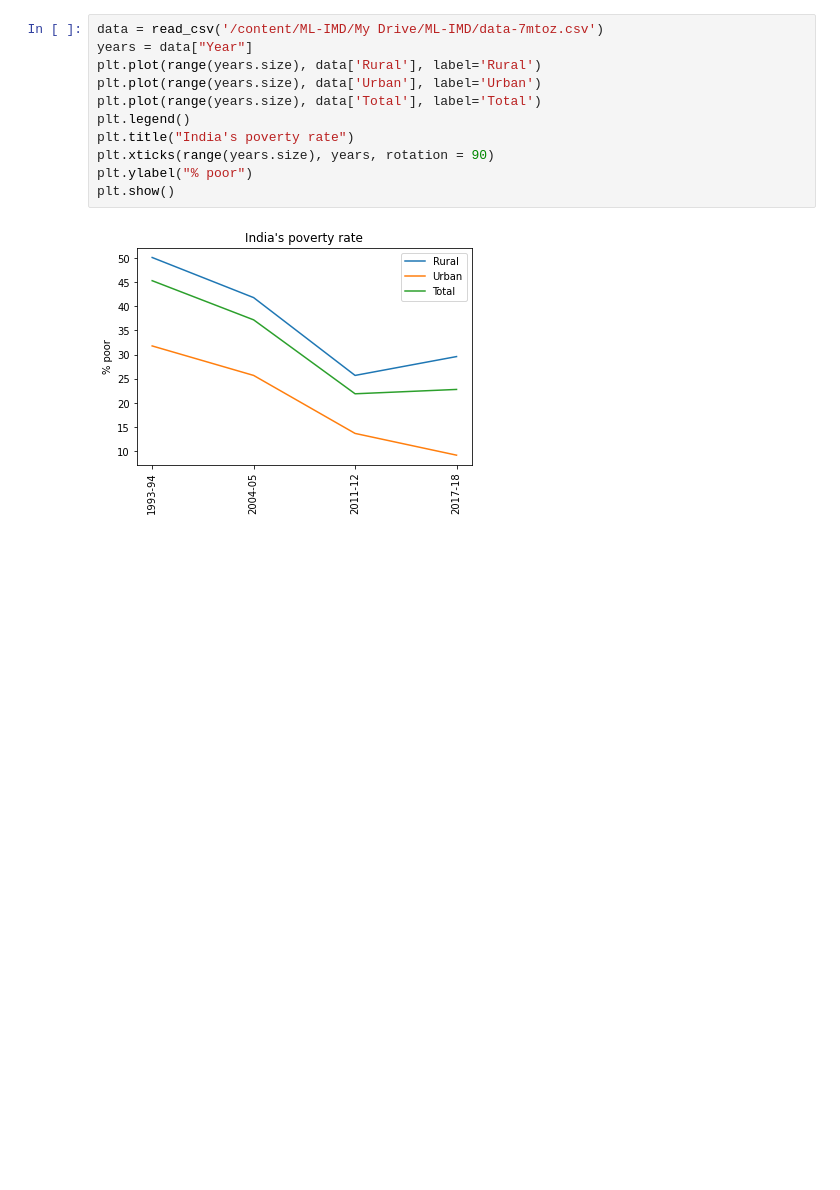
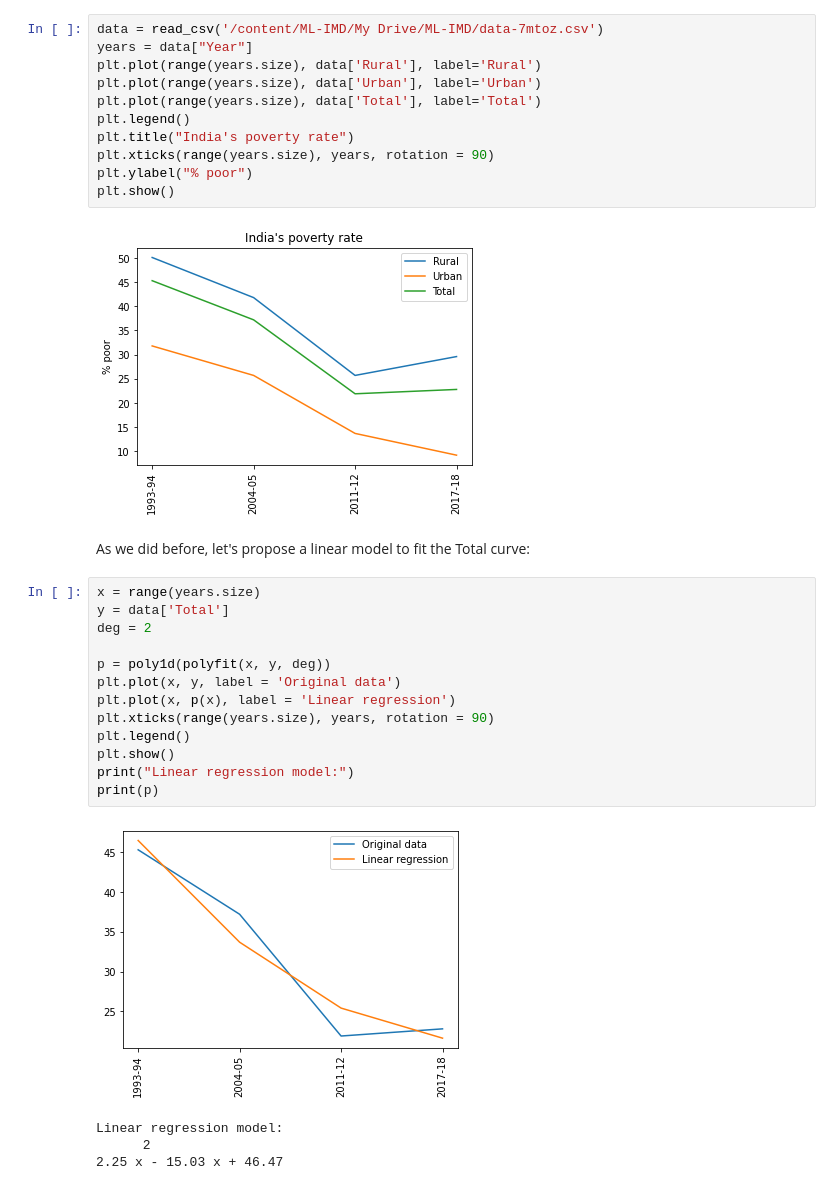
Before and after one commit to jmarcoscosta/MachineLearning-IMD, a Jupyter notebook: Poverty_and_hunger_in_India.ipynb, the cells around one changed output. Drawn from its saved outputs; the diff is of its cells as text; blank space fills up the shorter version.

```diff
--- a/Poverty_and_hunger_in_India.ipynb
+++ b/Poverty_and_hunger_in_India.ipynb
@@ -102,3 +102,23 @@ plt.ylabel("% poor")
 plt.show()
 # %% [output]
 [figure]
+# %% [markdown]
+As we did before, let's propose a linear model to fit the Total curve:
+# %%
+x = range(years.size)
+y = data['Total']
+deg = 2
+
+p = poly1d(polyfit(x, y, deg))
+plt.plot(x, y, label = 'Original data')
+plt.plot(x, p(x), label = 'Linear regression')
+plt.xticks(range(years.size), years, rotation = 90)
+plt.legend()
+plt.show()
+print("Linear regression model:")
+print(p)
+# %% [output]
+[figure, added]
+Linear regression model:
+      2
+2.25 x - 15.03 x + 46.47
```
Also changed, not shown: parts of 2 cells of this notebook.
